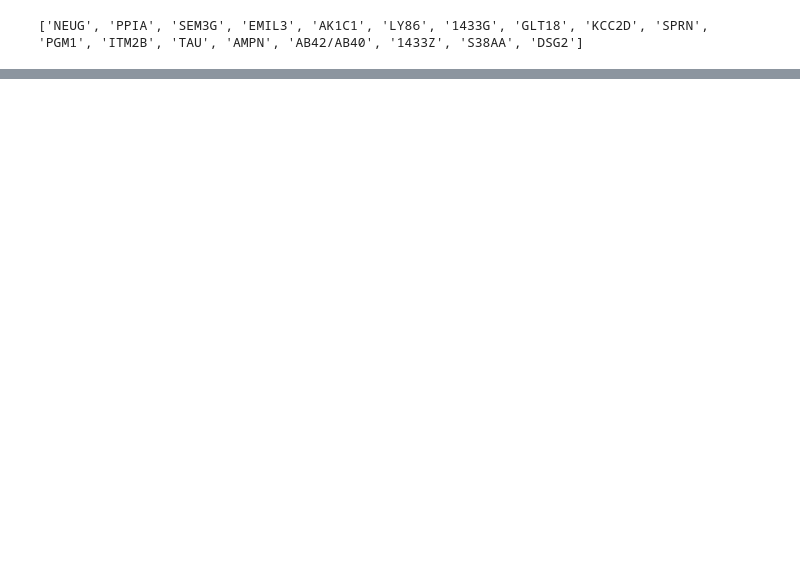
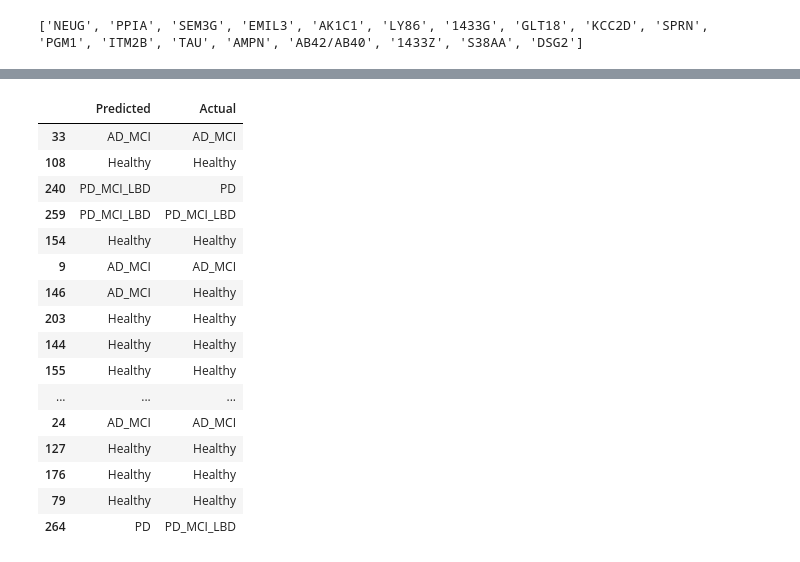
Before and after one commit to BrainPowerChemE/BrainPower, a Jupyter notebook: brainpower/example_notebooks/automation.ipynb, the cells around one changed output, grey strips where cells are left out. Saved outputs shown, nothing was run; the diff lists cells and outputs as text; code cells hidden in the pictures; blank space fills up the shorter version.

```diff
--- a/brainpower/example_notebooks/automation.ipynb
+++ b/brainpower/example_notebooks/automation.ipynb
@@ -241,3 +241,23 @@ score= 0.8398809523809523
+# %%
+df1
+# %% [output]
+|  | Predicted | Actual |
+| 33 | AD_MCI | AD_MCI |
+| 108 | Healthy | Healthy |
+| 240 | PD_MCI_LBD | PD |
+| 259 | PD_MCI_LBD | PD_MCI_LBD |
+| 154 | Healthy | Healthy |
+| 9 | AD_MCI | AD_MCI |
+| 146 | AD_MCI | Healthy |
+| 203 | Healthy | Healthy |
+| 144 | Healthy | Healthy |
+| 155 | Healthy | Healthy |
+| ... | ... | ... |
+| 24 | AD_MCI | AD_MCI |
+| 127 | Healthy | Healthy |
+| 176 | Healthy | Healthy |
+| 79 | Healthy | Healthy |
+| 264 | PD | PD_MCI_LBD |
 # %%
 roc_curves_one_vs_rest(train, test, feature_list)
 # %% [output]
```
Also changed, not shown: parts of 5 cells of this notebook.
